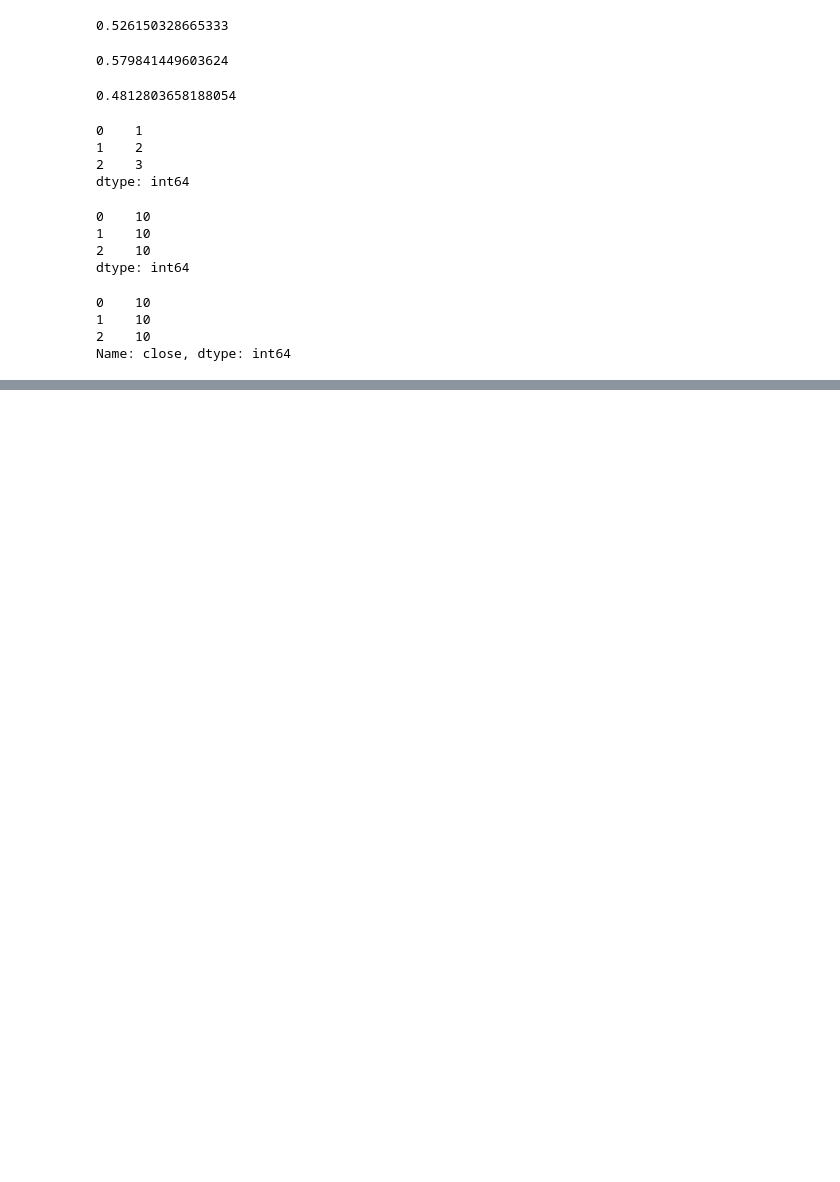
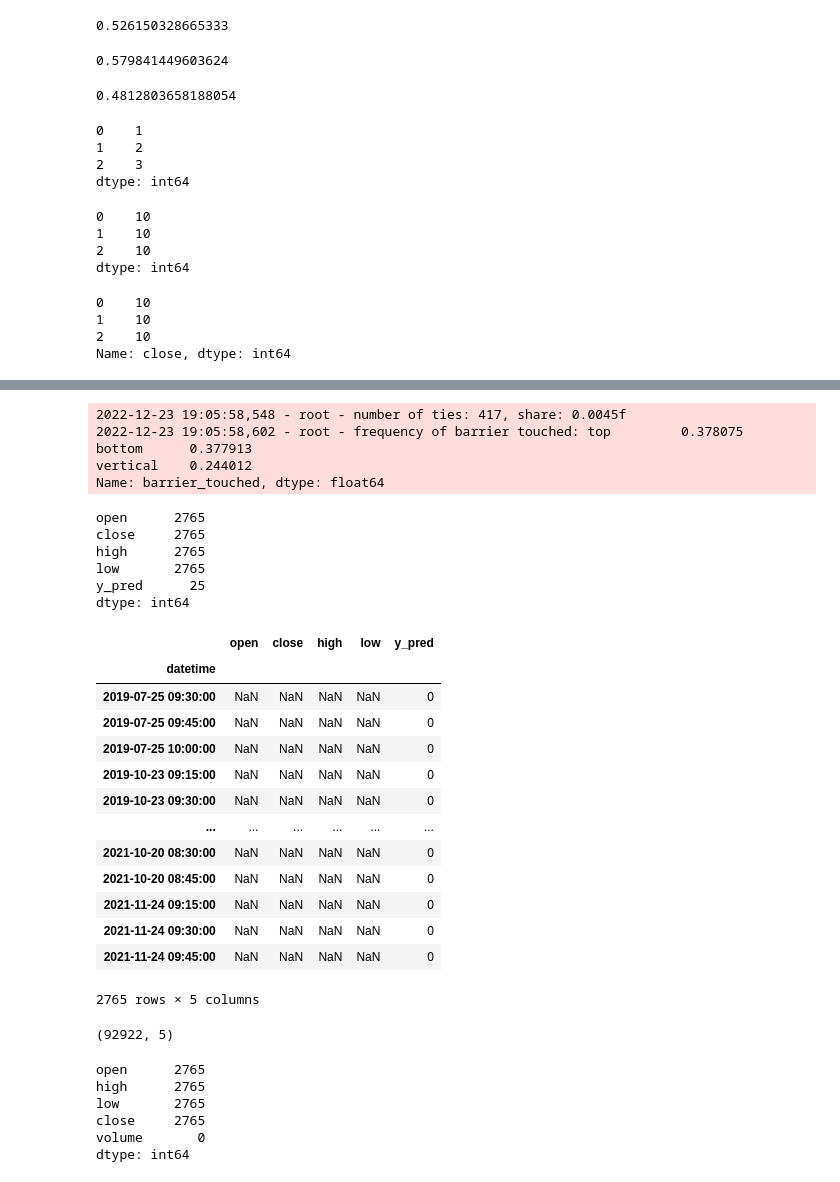
Before and after one commit to pgradz/ml_investing_wne, a Jupyter notebook: src/ml_investing_wne/notebooks/crypto_run.ipynb, the cells around one changed output, grey strips where cells are left out. Saved outputs shown, nothing was run; the diff lists cells and outputs as text; code cells hidden in the pictures; blank space fills up the shorter version.

```diff
--- a/src/ml_investing_wne/notebooks/crypto_run.ipynb
+++ b/src/ml_investing_wne/notebooks/crypto_run.ipynb
@@ -478,0 +481,2 @@ Name: close, dtype: int64
+# %%
+asset = CryptoFactory(config.provider, config.currency)
@@ -478,0 +499,47 @@ Name: close, dtype: int64
+# %%
+asset.run_3_barriers(t_final=24, fixed_barrier=0.01)
+# %% [output]
+2022-12-23 19:05:58,548 - root - number of ties: 417, share: 0.0045f
+2022-12-23 19:05:58,602 - root - frequency of barrier touched: top         0.378075
+bottom      0.377913
+vertical    0.244012
+Name: barrier_touched, dtype: float64
+# %%
+asset.df_3_barriers.isnull().sum()
+# %% [output]
+open      2765
+close     2765
+high      2765
+low       2765
+y_pred      25
+dtype: int64
+# %%
+asset.df_3_barriers.loc[asset.df_3_barriers['close'].isnull()]
+# %% [output]
+|  | open | close | high | low | y_pred |
+| datetime |  |  |  |  |  |
+| 2019-07-25 09:30:00 | NaN | NaN | NaN | NaN | 0 |
+| 2019-07-25 09:45:00 | NaN | NaN | NaN | NaN | 0 |
+| 2019-07-25 10:00:00 | NaN | NaN | NaN | NaN | 0 |
+| 2019-10-23 09:15:00 | NaN | NaN | NaN | NaN | 0 |
+| 2019-10-23 09:30:00 | NaN | NaN | NaN | NaN | 0 |
+| ... | ... | ... | ... | ... | ... |
+| 2021-10-20 08:30:00 | NaN | NaN | NaN | NaN | 0 |
+| 2021-10-20 08:45:00 | NaN | NaN | NaN | NaN | 0 |
+| 2021-11-24 09:15:00 | NaN | NaN | NaN | NaN | 0 |
+| 2021-11-24 09:30:00 | NaN | NaN | NaN | NaN | 0 |
+| 2021-11-24 09:45:00 | NaN | NaN | NaN | NaN | 0 |
+2765 rows × 5 columns
+# %%
+asset.df_3_barriers.shape
+# %% [output]
+(92922, 5)
+# %%
+asset.df_time_aggregated.isnull().sum()
+# %% [output]
+open      2765
+high      2765
+low       2765
+close     2765
+volume       0
+dtype: int64
```
Also changed, not shown: parts of 4 cells of this notebook, 5 other files.
